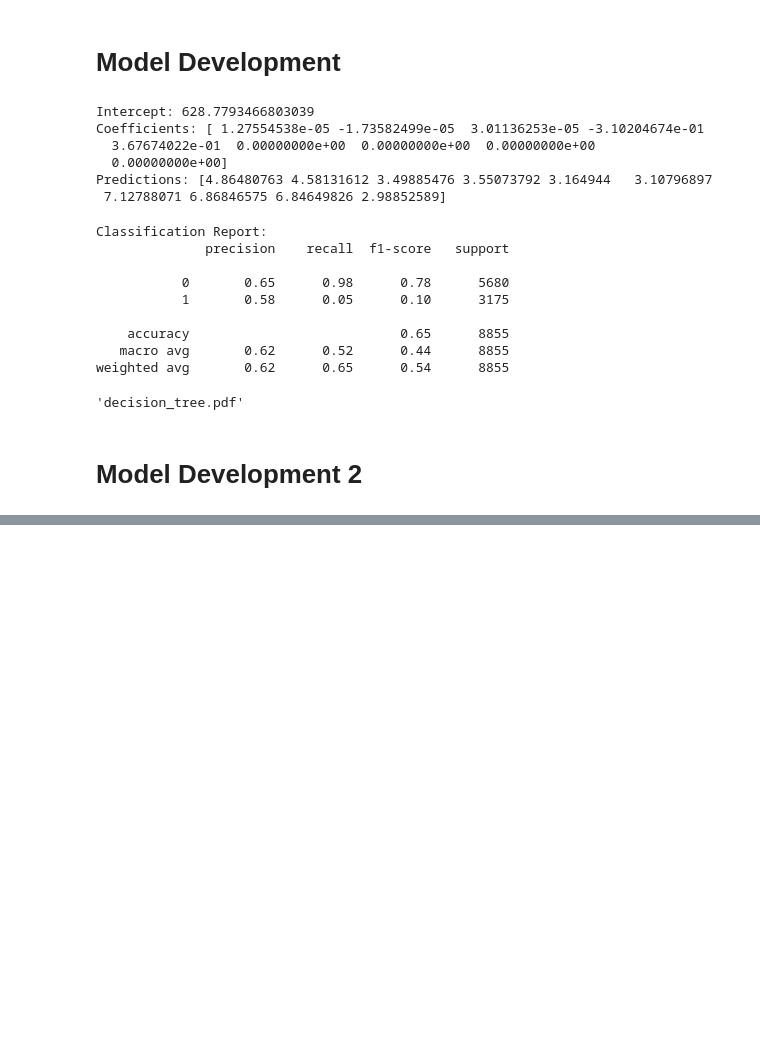
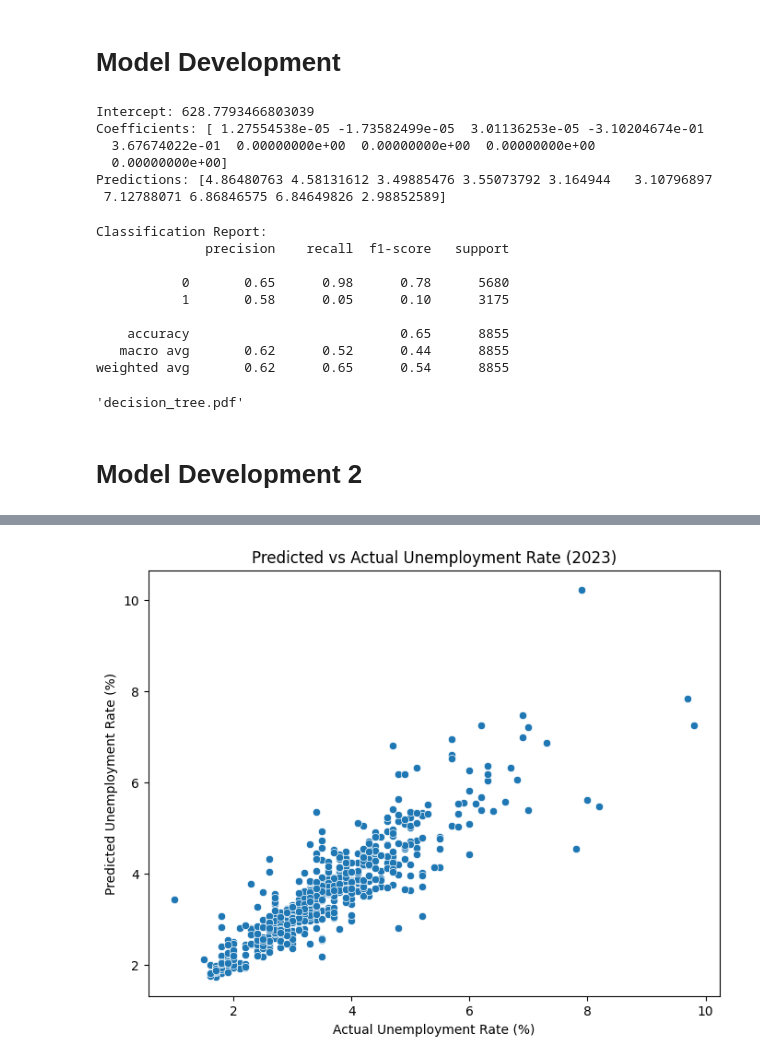
Before and after one commit to taran-bains/min-wage-vs-unemployment, a Jupyter notebook: final_analysis.ipynb, the cells around one changed output, grey strips where cells are left out. Drawn from its saved outputs; the diff is of its cells as text; code cells hidden in the pictures; blank space fills up the shorter version.

Commit message:
Got prediction graph for king county

```diff
--- a/final_analysis.ipynb
+++ b/final_analysis.ipynb
@@ -844,0 +812,84 @@ plt.show()
+# %%
+
+
+df[variables] = df[variables].apply(pd.to_numeric)
+
+#trim whitespace from column names
+df.columns = df.columns.str.strip()
+
+#rename labor force columns to be consistent
+df.rename(columns = {'Labor Force_16': 'Force_16', 'Labor Force_17': 'Force_17'}, inplace=True)
+
+#replace all spaces in column names with underscores
+df.columns = df.columns.str.replace(' ', '_')
+
+# Normalize year format in column names - using raw strings (r prefix) for regex patterns
+df.columns = df.columns.str.replace(r'_(\d{2})$', lambda x: f'_{2000 + int(x.group(1))}', regex=True)  # Convert _YY to _20YY
+df.columns = df.columns.str.replace(r'_20(\d{2})$', r'_\1', regex=True)  # Convert _20YY to _YY for consistency
+df.columns = df.columns.str.replace(r'(\d{4})$', lambda x: f'_{x.group(1)}', regex=True)  # Add underscore before YYYY if missing
+
+X = df[variables_clean]
+
+# Sort columns alphabetically
+X = X.sort_index(axis=1)
+
+# Target is the percentage unemployment in 2023
+y = df['(%)_23']
+
+#Train Test split of 80%
+X_train, X_test, y_train, y_test = train_test_split(X, y, test_size=0.2, random_state=27)
+
+# Removing any NaN variable values
+X_train_cleaned, y_train_cleaned = X_train.dropna(), y_train.dropna()
+X_test = X_test.dropna()
+y_test = y_test[X_test.index]
+
+# Hyperparameter creation
+param_dist = {
+    'n_estimators': [100, 200],
+    'max_depth': [5, 10, None],
+    'min_samples_split': [2, 10],
+    'min_samples_leaf': [1, 5]
+}
+
+
+# Setting up RandomizedSearchCV for hyperparameters from hyperparameter distribution for my random forest model
+random_search = RandomizedSearchCV(rf_model, param_distributions=param_dist,
+                                   n_iter=10, cv=5, random_state=42, n_jobs=-1)
+
+# Fitting the model for best hyperparameters
+random_search.fit(X_train, y_train)
+
+# Output the best parameters
+print(f"Best parameters: {random_search.best_params_}")
+
+# Best model with best estimator
+best_rf_model = random_search.best_estimator_
+
+# Evaluating the model based on X_test data
+y_pred = best_rf_model.predict(X_test)
+rmse = mean_squared_error(y_test, y_pred, squared=False)
+print(f"RMSE of Random Forest with optimized hyperparameters: {rmse}")
+
+# Best parameters are {'n_estimators': 100, 'min_samples_split': 2, 'min_samples_leaf': 1, 'max_depth': None}
+# RMSE of just RF with optimal hyperparameters is .5608
+
+import matplotlib.pyplot as plt
+import seaborn as sns
+
+# Data Cleaning
+X_train_cleaned, y_train_cleaned = X_train.dropna(), y_train[X_train.dropna().index]
+# Fit the Random Forest model with the best parameters from RandomizedSearchCV
+random_search.fit(X_train_cleaned, y_train_cleaned)
+
+# Predictions on the test set
+y_pred = random_search.predict(X_test)
+
+# Plotting Predicted vs Actual
+plt.figure(figsize=(8, 6))
+sns.scatterplot(x=y_test, y=y_pred)
+plt.title('Predicted vs Actual Unemployment Rate (2023)')
+plt.xlabel('Actual Unemployment Rate (%)')
+plt.ylabel('Predicted Unemployment Rate (%)')
+plt.show()
+# %% [output]
@@ -845,3 +898,4 @@ plt.show()
+[figure, added]
 # %%
 # Base Models including optimized hyperparameters for RandomForestRegressor and base models of DecisionTree and LinearRegression
 base_models = [
```
Also changed, not shown: parts of 19 cells of this notebook, 2 other files.
